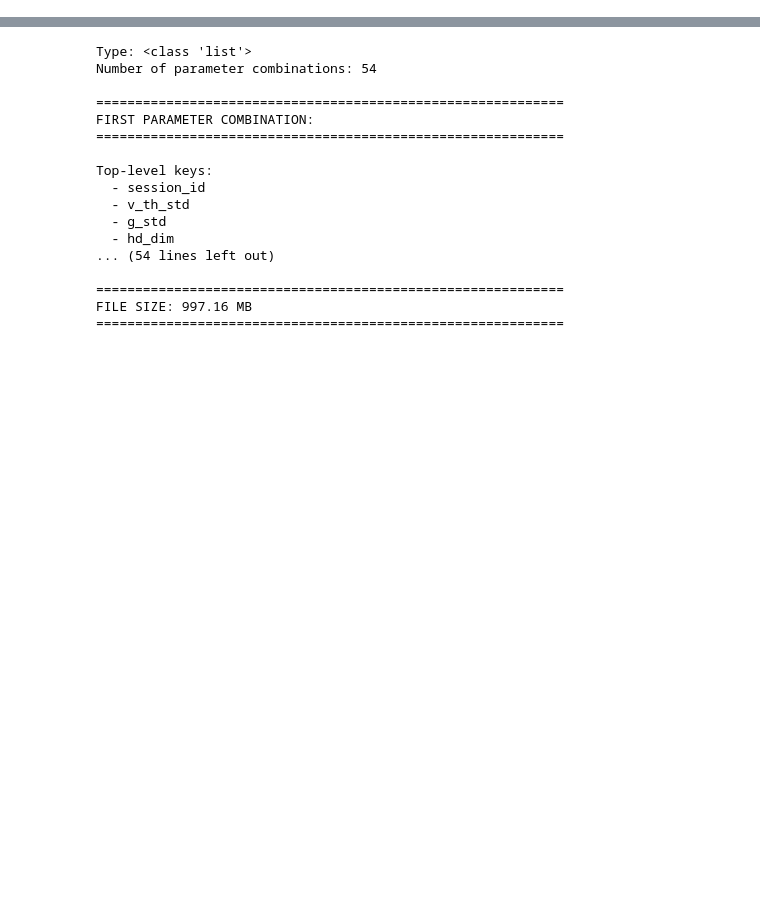
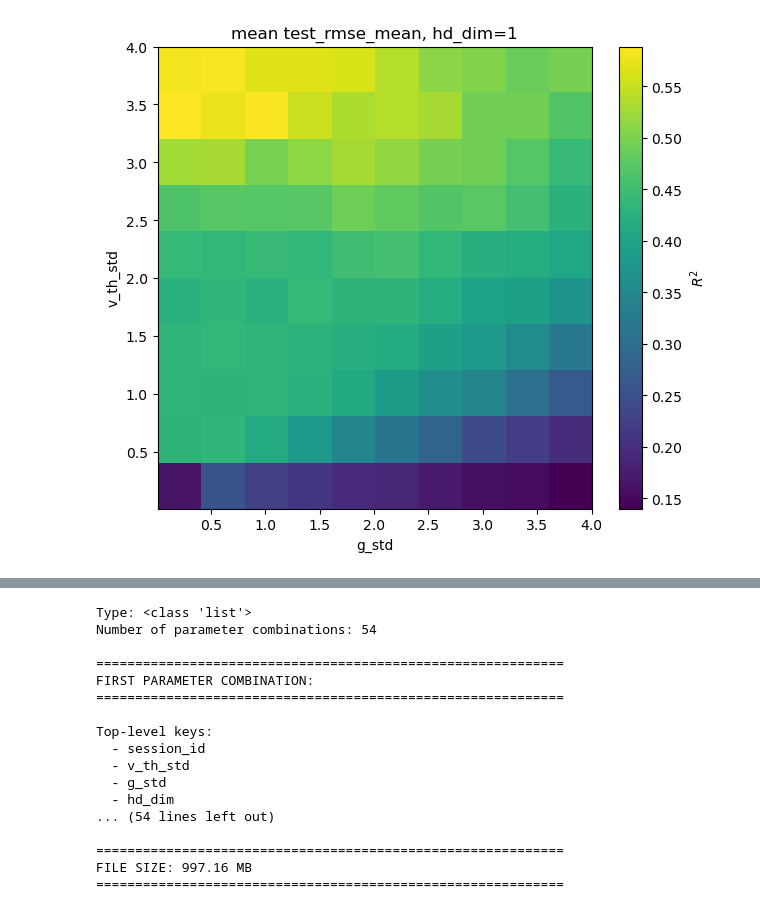
Before and after one commit to fraziphy/spiking-rnn-heterogeneity, a Jupyter notebook: Untitled5.ipynb, the cells around one changed output, grey strips where cells are left out. Saved outputs shown, nothing was run; the diff lists cells and outputs as text; code cells hidden in the pictures; blank space fills up the shorter version.

```diff
--- a/Untitled5.ipynb
+++ b/Untitled5.ipynb
@@ -13,0 +167,18 @@ with open(filename, 'rb') as f:
+# %%
+hd_dim_plot = hd_dim_list[0]
+data_plot = np.full((len(v_th_std_list), len(g_std_list)), np.nan)
+for i, v in enumerate(v_th_std_list):
+    for j, g in enumerate(g_std_list):
+        mval = averaged_grid.get((v, g, hd_dim_plot), {}).get('decoded_participation_ratio_mean', np.nan)
+        data_plot[i, j] = mval
+
+plt.figure(figsize=(7,6))
+plt.imshow(data_plot, origin='lower', aspect='auto',
+           extent=(g_std_list.min(), g_std_list.max(), v_th_std_list.min(), v_th_std_list.max()))
+plt.xlabel('g_std')
+plt.ylabel('v_th_std')
+plt.title(f'mean test_rmse_mean, hd_dim={hd_dim_plot}')
+plt.colorbar(label=r'$R^2$')
+plt.show()
+# %% [output]
+[figure, added]
```
Also changed, not shown: parts of 12 cells of this notebook, 5 other files.
